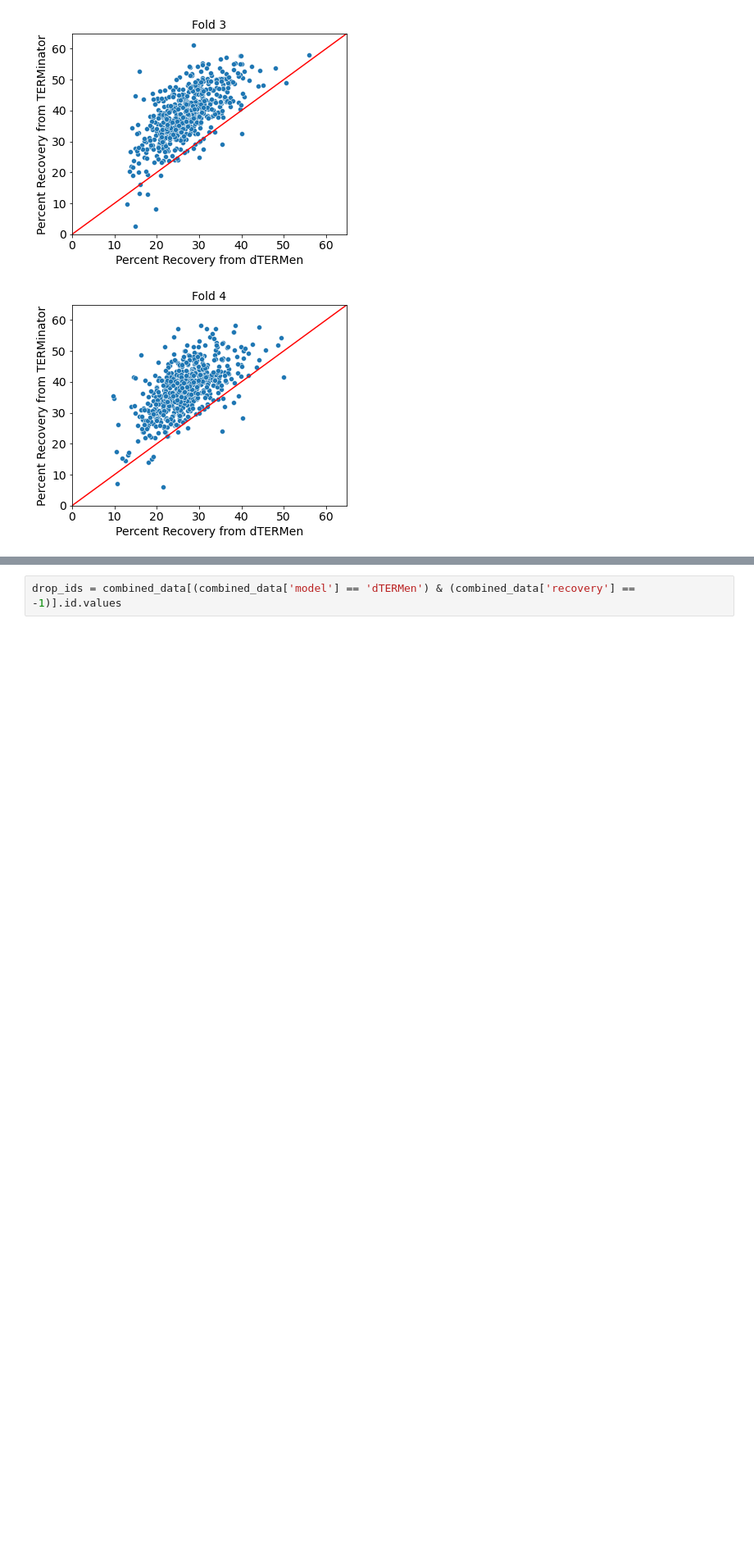
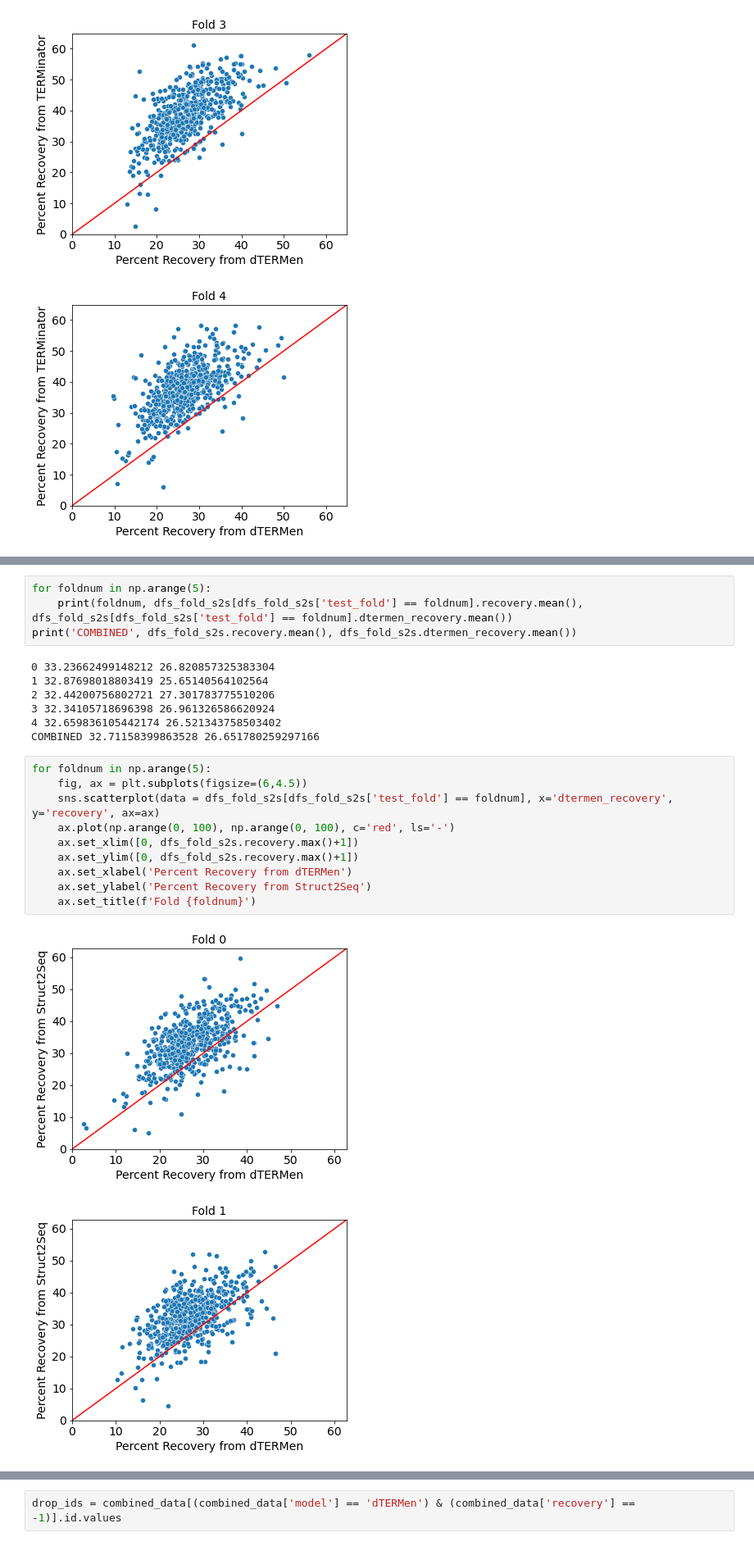
Before and after one commit to alexjli/terminator_public, a Jupyter notebook: analysis/test_run_analysis.ipynb, the cells around one changed output, grey strips where cells are left out. Shown at 82% size. Saved outputs shown, nothing was run; the diff lists cells and outputs as text; blank space fills up the shorter version.

```diff
--- a/analysis/test_run_analysis.ipynb
+++ b/analysis/test_run_analysis.ipynb
@@ -109,0 +118,24 @@ for foldnum in np.arange(5):
+# %%
+for foldnum in np.arange(5):
+    print(foldnum, dfs_fold_s2s[dfs_fold_s2s['test_fold'] == foldnum].recovery.mean(), dfs_fold_s2s[dfs_fold_s2s['test_fold'] == foldnum].dtermen_recovery.mean())
+print('COMBINED', dfs_fold_s2s.recovery.mean(), dfs_fold_s2s.dtermen_recovery.mean())
+# %% [output]
+0 33.23662499148212 26.820857325383304
+1 32.87698018803419 25.65140564102564
+2 32.44200756802721 27.301783775510206
+3 32.34105718696398 26.961326586620924
+4 32.659836105442174 26.521343758503402
+COMBINED 32.71158399863528 26.651780259297166
+# %%
+for foldnum in np.arange(5):
+    fig, ax = plt.subplots(figsize=(6,4.5))
+    sns.scatterplot(data = dfs_fold_s2s[dfs_fold_s2s['test_fold'] == foldnum], x='dtermen_recovery', y='recovery', ax=ax)
+    ax.plot(np.arange(0, 100), np.arange(0, 100), c='red', ls='-')
+    ax.set_xlim([0, dfs_fold_s2s.recovery.max()+1])
+    ax.set_ylim([0, dfs_fold_s2s.recovery.max()+1])
+    ax.set_xlabel('Percent Recovery from dTERMen')
+    ax.set_ylabel('Percent Recovery from Struct2Seq')
+    ax.set_title(f'Fold {foldnum}')
+# %% [output]
+[figure, added]
+[figure, added]
```
Also changed, not shown: parts of 22 cells of this notebook, 3 other files.
